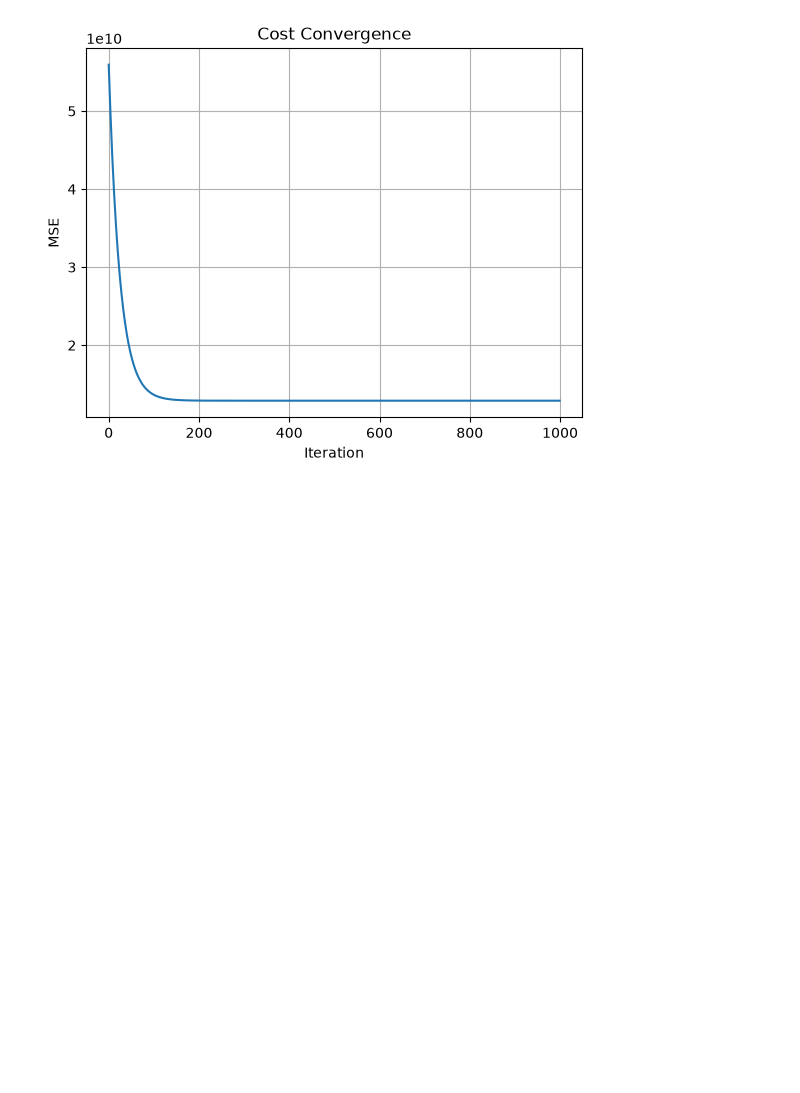
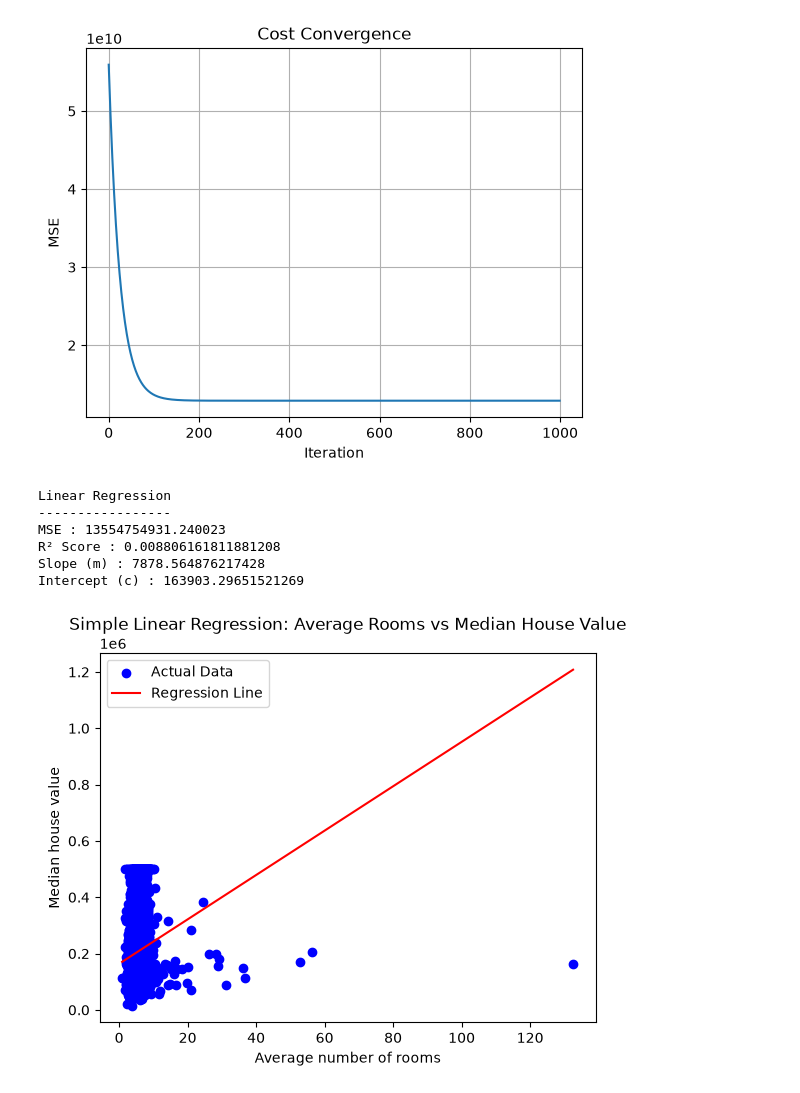
Before and after one commit to kichu3000/ML-LAB, a Jupyter notebook: exp_1.ipynb, the cells around one changed output. Cells and saved outputs as stored; diff of their text form; code cells hidden in the pictures; blank space fills up the shorter version.

Commit message:
Predicted value using linear reg model

```diff
--- a/exp_1.ipynb
+++ b/exp_1.ipynb
@@ -156,3 +156,71 @@ plt.grid(True)
 plt.show()
 # %% [output]
 [figure]
+# %%
+
+model = LinearRegression()
+
+model.fit(
+    X_train.reshape(-1, 1),
+    y_train
+)
+
+
+y_predict = model.predict(
+    X_test.reshape(-1, 1)
+)
+
+mse_lr = mean_squared_error(y_test, y_predict)
+
+r2_lr = r2_score(y_test, y_predict)
+
+print("Linear Regression")
+print("-----------------")
+print("MSE :", mse_lr)
+print("R² Score :", r2_lr)
+
+print("Slope (m) :", model.coef_[0])
+print("Intercept (c) :", model.intercept_)
+# %% [output]
+Linear Regression
+-----------------
+MSE : 13554754931.240023
+R² Score : 0.008806161811881208
+Slope (m) : 7878.564876217428
+Intercept (c) : 163903.29651521269
+# %%
+
+m = model.coef_[0]
+c = model.intercept_
+
+# Actual test data
+plt.scatter(
+    X_test,
+    y_test,
+    color="blue",
+    label="Actual Data"
+)
+
+
+x_line = np.sort(X_test)
+
+y_line = m * x_line + c
+
+plt.plot(
+    x_line,
+    y_line,
+    color="red",
+    label="Regression Line"
+)
+
+plt.title(
+    "Simple Linear Regression: Average Rooms vs Median House Value"
+)
+
+plt.xlabel("Average number of rooms")
+plt.ylabel("Median house value")
+
+plt.legend()
+plt.show()
+# %% [output]
+[figure, added]
```
Also changed, not shown: parts of 2 cells of this notebook.
